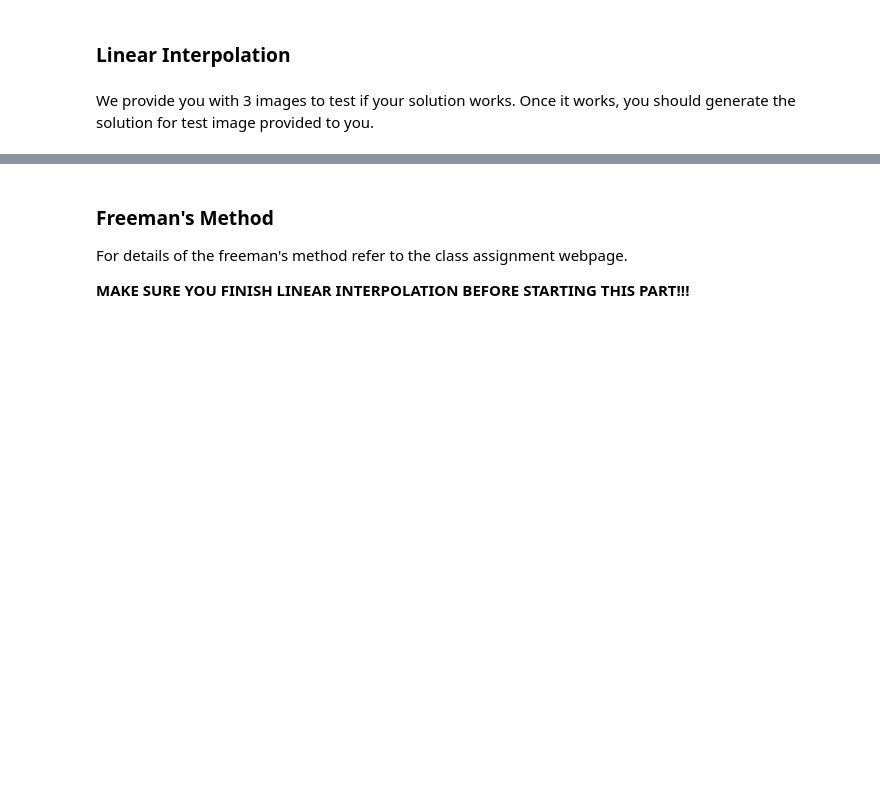
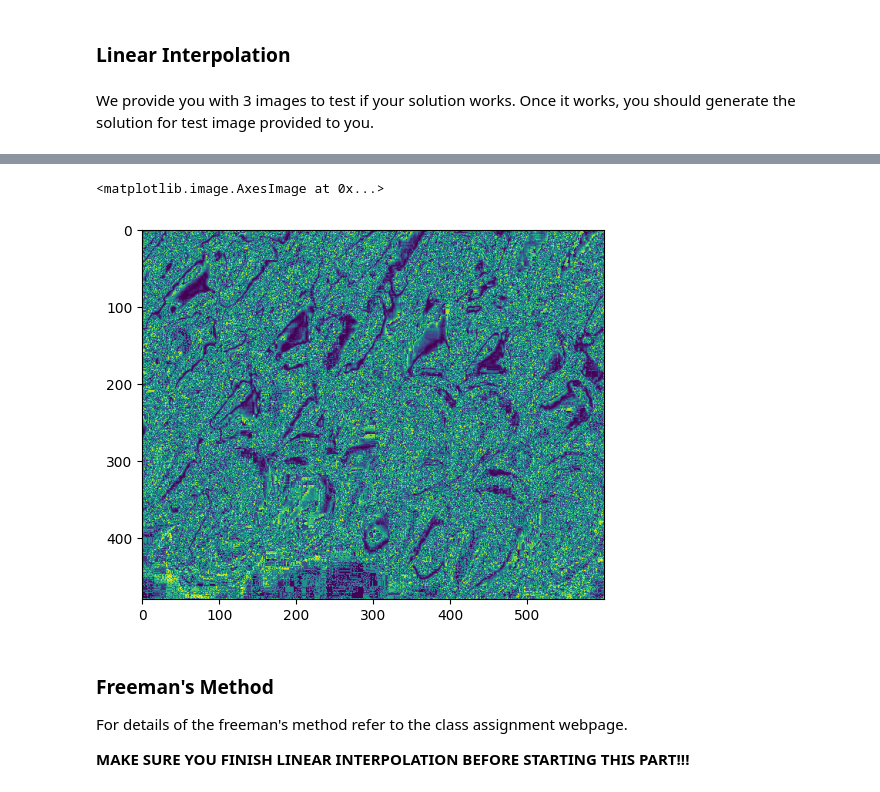
Before and after one commit to bhaba-ranjan/Demosaicing, a Jupyter notebook: MP0.ipynb, the cells around one changed output, grey strips where cells are left out. Cells and saved outputs as stored; diff of their text form; code cells hidden in the pictures; blank space fills up the shorter version.

```diff
--- a/MP0.ipynb
+++ b/MP0.ipynb
@@ -87,7 +87,23 @@ def compute_errors(soln_image, original_image):
     Also generate the map of pixel differences
     to visualize where the mistakes are made
     '''
-    return pp_err, max_err
+    error_map = np.zeros((original_image.shape[0], original_image.shape[1]))
+
+    blue_channel_diff = original_image[:,:,0] - soln_image[:,:,2]
+    blue_channel_sq_diff = blue_channel_diff**2
+
+    green_channel_diff = original_image[:,:,1] - soln_image[:,:,1]
+    green_channel_sq_diff = green_channel_diff**2
+
+    red_channel_diff = original_image[:,:,2] - original_image[:,:,2]
+    red_channel_diff_sq_diff = red_channel_diff**2
+
+    sum_of_squared_error = blue_channel_sq_diff + red_channel_diff_sq_diff + green_channel_sq_diff
+
+    max_err = np.max(sum_of_squared_error)
+    pp_err = np.mean(sum_of_squared_error)
+
+    return pp_err, max_err, sum_of_squared_error
 # %% [markdown]
 We provide you with 3 images to test if your solution works. Once it works, you should generate the solution for test image provided to you.
 # %%
@@ -103,3 +119,9 @@ plt.imshow(soln_image)
+# %%
+avg_pp_error, max_pp_error, sq_diff_map =  compute_errors(soln_image, original_image)
+plt.imshow(sq_diff_map)
+# %% [output]
+<matplotlib.image.AxesImage at 0x...>
+[figure, added]
 # %%
 pp_err, max_err = compute_errors(soln_image, original_image)
 print("The average per-pixel error for crayons is: "+str(pp_err))
```
Also changed, not shown: parts of 2 cells of this notebook.
